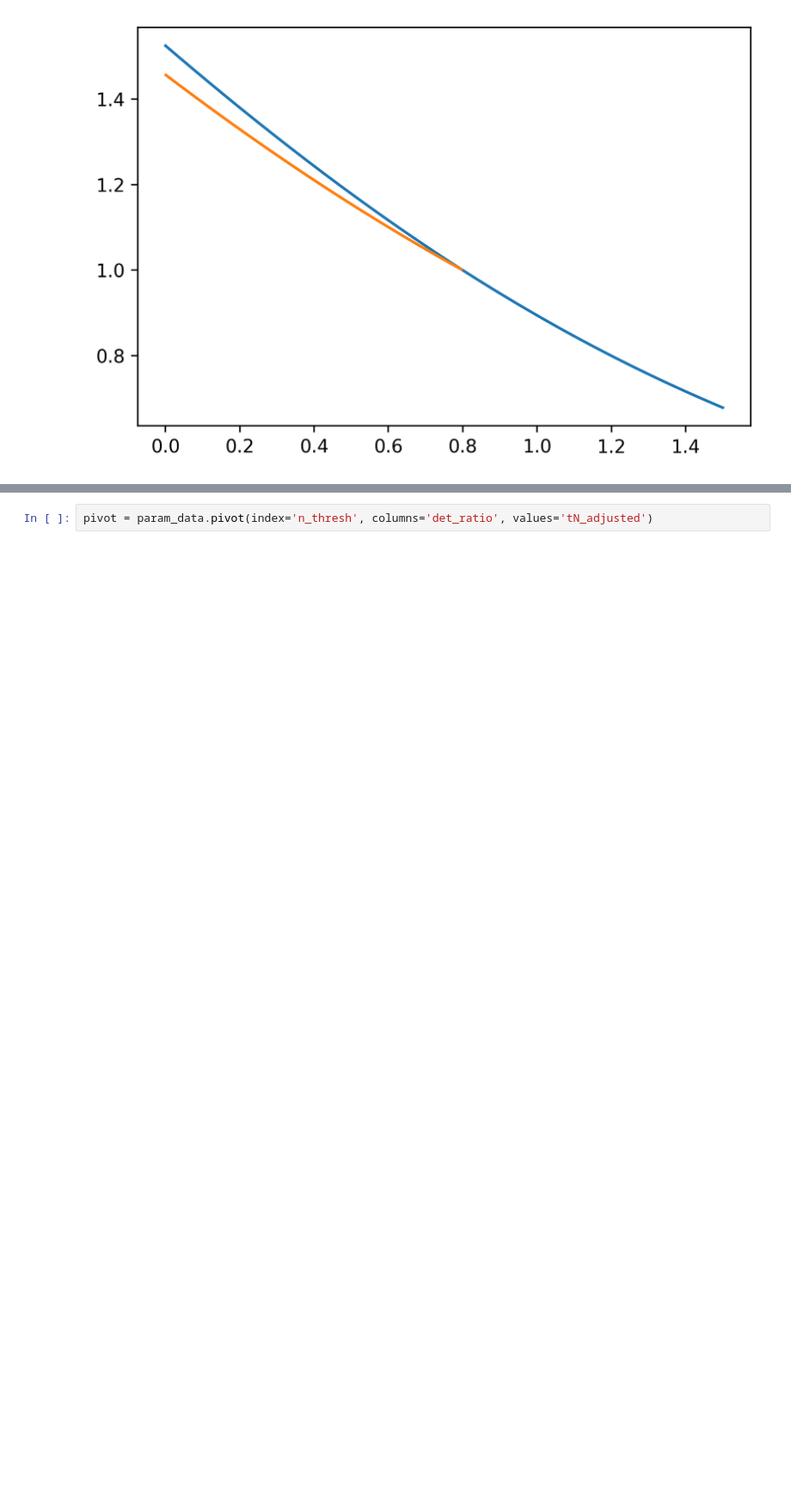
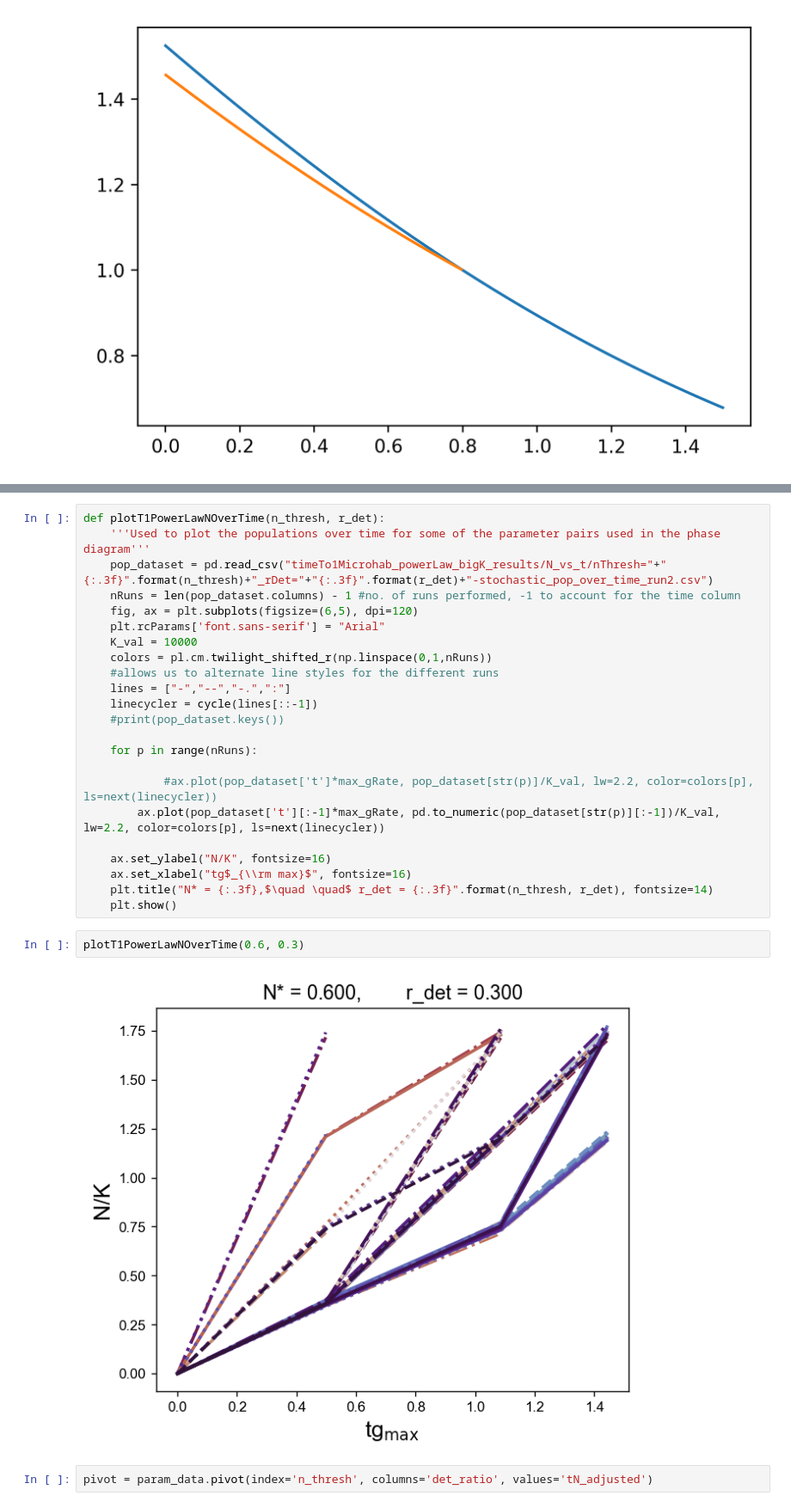
Before and after one commit to patricksinclair/multispecies_postprocessing, a Jupyter notebook: biofilm_threshold_theory/phase_diagram_plotter.ipynb, the cells around one changed output, grey strips where cells are left out. Shown: that part at 86% size. Cells and saved outputs as stored; diff of their text form; blank space fills up the shorter version.

```diff
--- a/biofilm_threshold_theory/phase_diagram_plotter.ipynb
+++ b/biofilm_threshold_theory/phase_diagram_plotter.ipynb
@@ -464,3 +499,30 @@ for n_thresh, r_det in histogram_param_pairs:
+# %%
+def plotT1PowerLawNOverTime(n_thresh, r_det):
+    '''Used to plot the populations over time for some of the parameter pairs used in the phase diagram'''
+    pop_dataset = pd.read_csv("timeTo1Microhab_powerLaw_bigK_results/N_vs_t/nThresh="+"{:.3f}".format(n_thresh)+"_rDet="+"{:.3f}".format(r_det)+"-stochastic_pop_over_time_run2.csv")
+    nRuns = len(pop_dataset.columns) - 1 #no. of runs performed, -1 to account for the time column
+    fig, ax = plt.subplots(figsize=(6,5), dpi=120)
+    plt.rcParams['font.sans-serif'] = "Arial"
+    K_val = 10000
+    colors = pl.cm.twilight_shifted_r(np.linspace(0,1,nRuns))
+    #allows us to alternate line styles for the different runs
+    lines = ["-","--","-.",":"]
+    linecycler = cycle(lines[::-1])
+    #print(pop_dataset.keys())
+
+    for p in range(nRuns):
+
+            #ax.plot(pop_dataset['t']*max_gRate, pop_dataset[str(p)]/K_val, lw=2.2, color=colors[p], ls=next(linecycler))
+        ax.plot(pop_dataset['t'][:-1]*max_gRate, pd.to_numeric(pop_dataset[str(p)][:-1])/K_val, lw=2.2, color=colors[p], ls=next(linecycler))
+
+    ax.set_ylabel("N/K", fontsize=16)
+    ax.set_xlabel("tg$_{\\rm max}$", fontsize=16)
+    plt.title("N* = {:.3f},$\quad \quad$ r_det = {:.3f}".format(n_thresh, r_det), fontsize=14)
+    plt.show()
+# %%
+plotT1PowerLawNOverTime(0.6, 0.3)
+# %% [output]
+[figure, added]
 # %%
 pivot = param_data.pivot(index='n_thresh', columns='det_ratio', values='tN_adjusted')
 # %%
```
Also changed, not shown: parts of 8 cells of this notebook, 2 other files.
